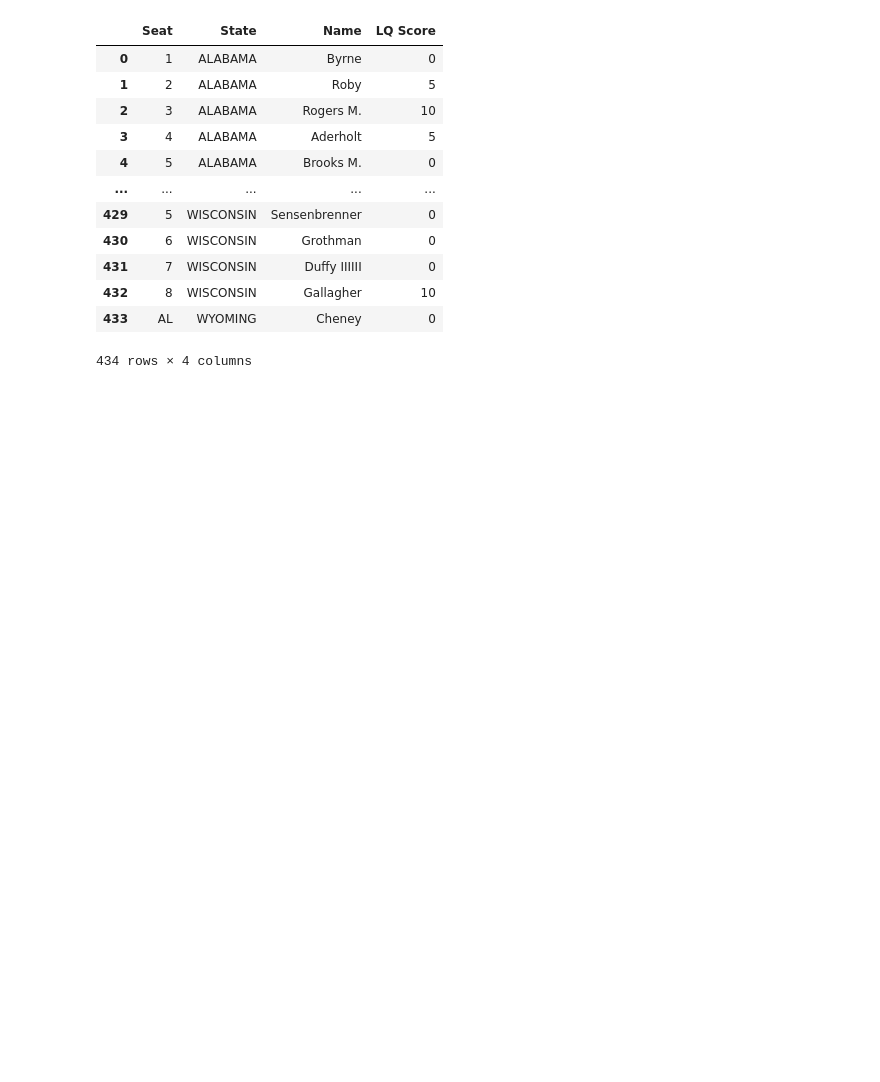
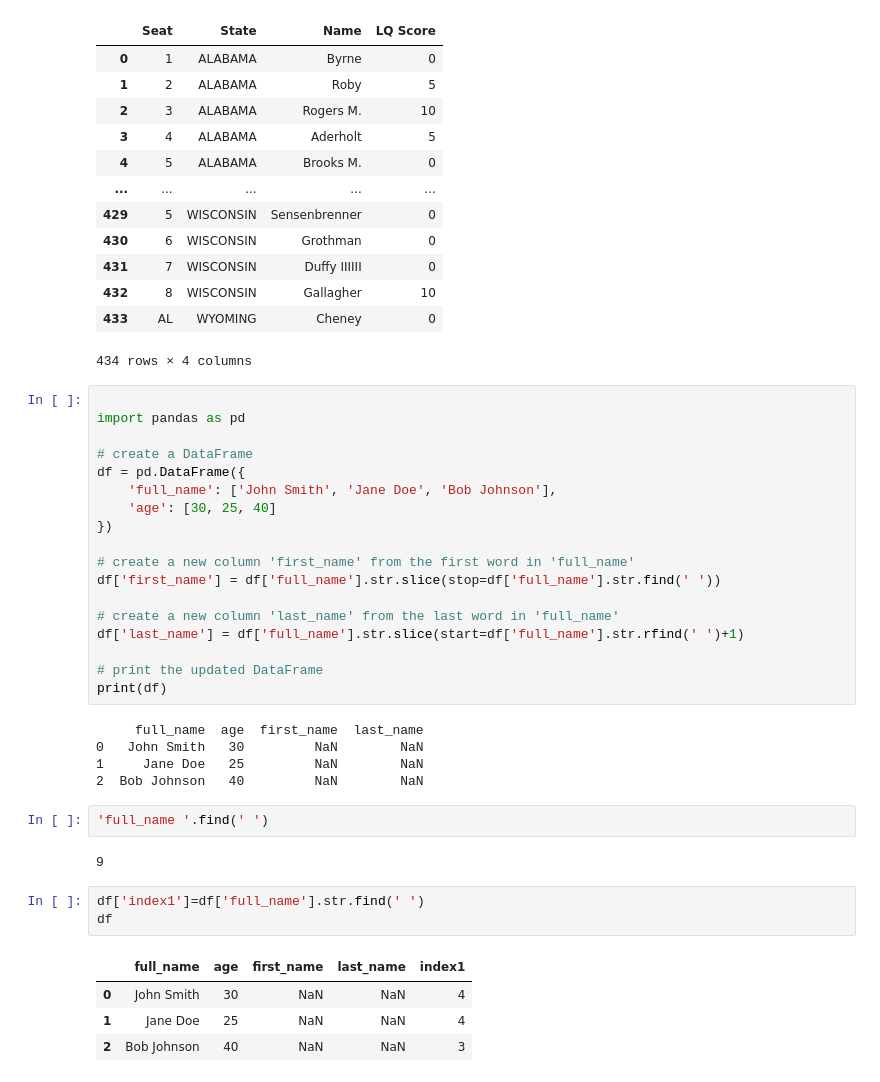
Before and after one commit to Araucanoceae/VotingProject, a Jupyter notebook: Learning Metrics/random_stuff.ipynb, the cells around one changed output. Cells and saved outputs as stored; diff of their text form; blank space fills up the shorter version.

```diff
--- a/Learning Metrics/random_stuff.ipynb
+++ b/Learning Metrics/random_stuff.ipynb
@@ -420,3 +420,38 @@ df
 | 432 | 8 | WISCONSIN | Gallagher | 10 |
 | 433 | AL | WYOMING | Cheney | 0 |
 434 rows × 4 columns
+# %%
+
+import pandas as pd
+
+# create a DataFrame
+df = pd.DataFrame({
+    'full_name': ['John Smith', 'Jane Doe', 'Bob Johnson'],
+    'age': [30, 25, 40]
+})
+
+# create a new column 'first_name' from the first word in 'full_name'
+df['first_name'] = df['full_name'].str.slice(stop=df['full_name'].str.find(' '))
+
+# create a new column 'last_name' from the last word in 'full_name'
+df['last_name'] = df['full_name'].str.slice(start=df['full_name'].str.rfind(' ')+1)
+
+# print the updated DataFrame
+print(df)
+# %% [output]
+     full_name  age  first_name  last_name
+0   John Smith   30         NaN        NaN
+1     Jane Doe   25         NaN        NaN
+2  Bob Johnson   40         NaN        NaN
+# %%
+'full_name '.find(' ')
+# %% [output]
+9
+# %%
+df['index1']=df['full_name'].str.find(' ')
+df
+# %% [output]
+|  | full_name | age | first_name | last_name | index1 |
+| 0 | John Smith | 30 | NaN | NaN | 4 |
+| 1 | Jane Doe | 25 | NaN | NaN | 4 |
+| 2 | Bob Johnson | 40 | NaN | NaN | 3 |
```
Also changed, not shown: parts of 1 cell of this notebook, 3 other files.
